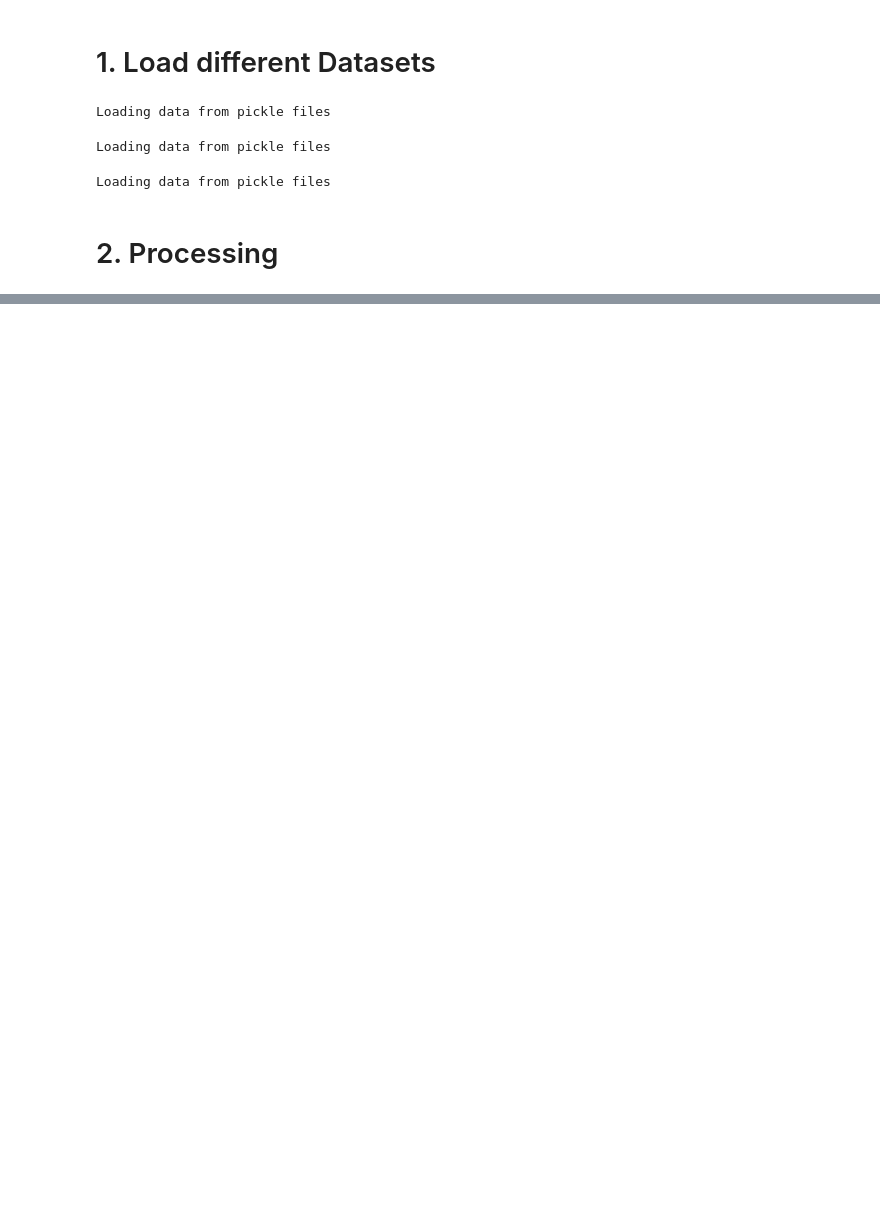
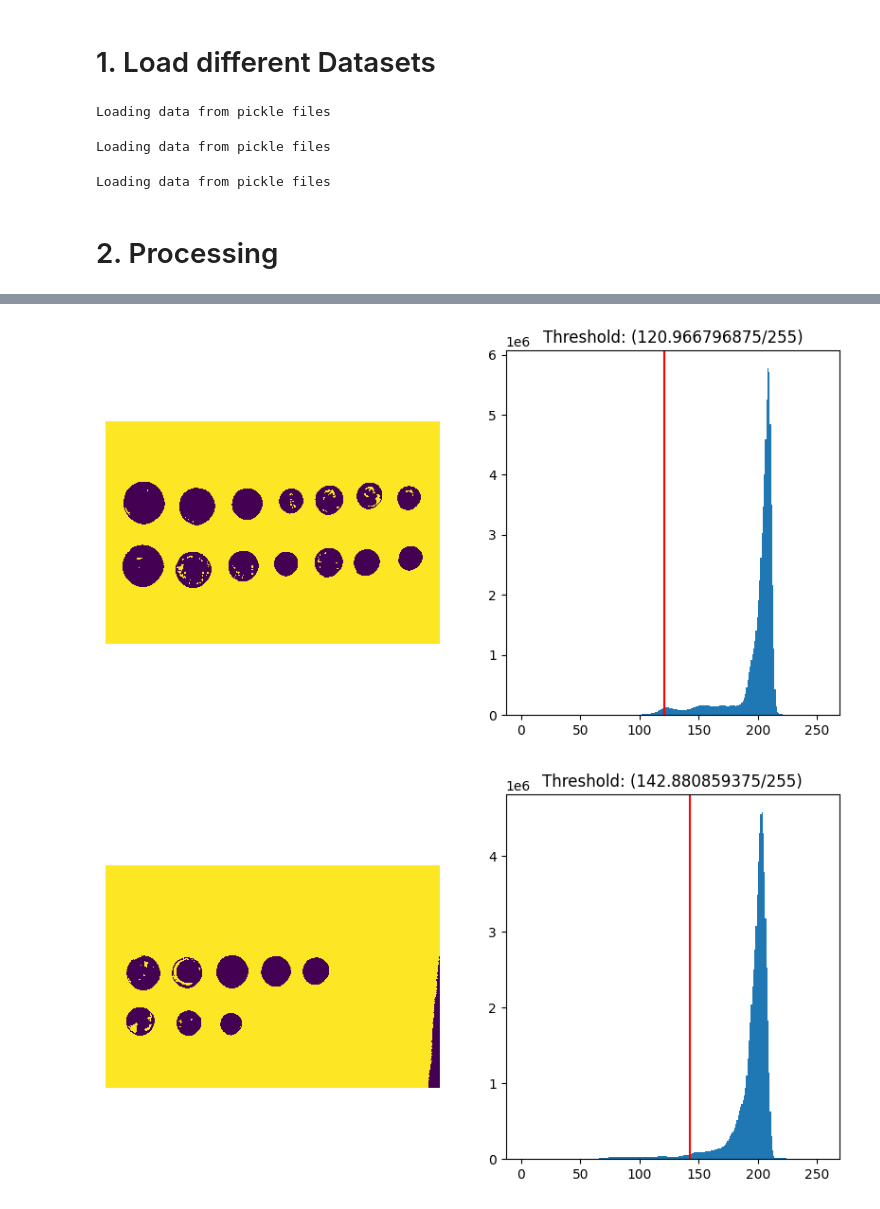
Before and after one commit to roduit/EE-451-IAPR, a Jupyter notebook: project/src/main.ipynb, the cells around one changed output, grey strips where cells are left out. Cells and saved outputs as stored; diff of their text form; code cells hidden in the pictures; blank space fills up the shorter version.

```diff
--- a/project/src/main.ipynb
+++ b/project/src/main.ipynb
@@ -67,0 +65,6 @@ visualize_threshold(ref_data.raw_data[0],img, thresh)
+# %%
+visualize_threshold(ref_data.raw_data[0],ref_data.processed_data[0], ref_data.thresholds[0])
+visualize_threshold(ref_data.raw_data[1],ref_data.processed_data[1], ref_data.thresholds[1])
+# %% [output]
+[figure, added]
+[figure, added]
```
Also changed, not shown: parts of 10 cells of this notebook, 5 other files.
